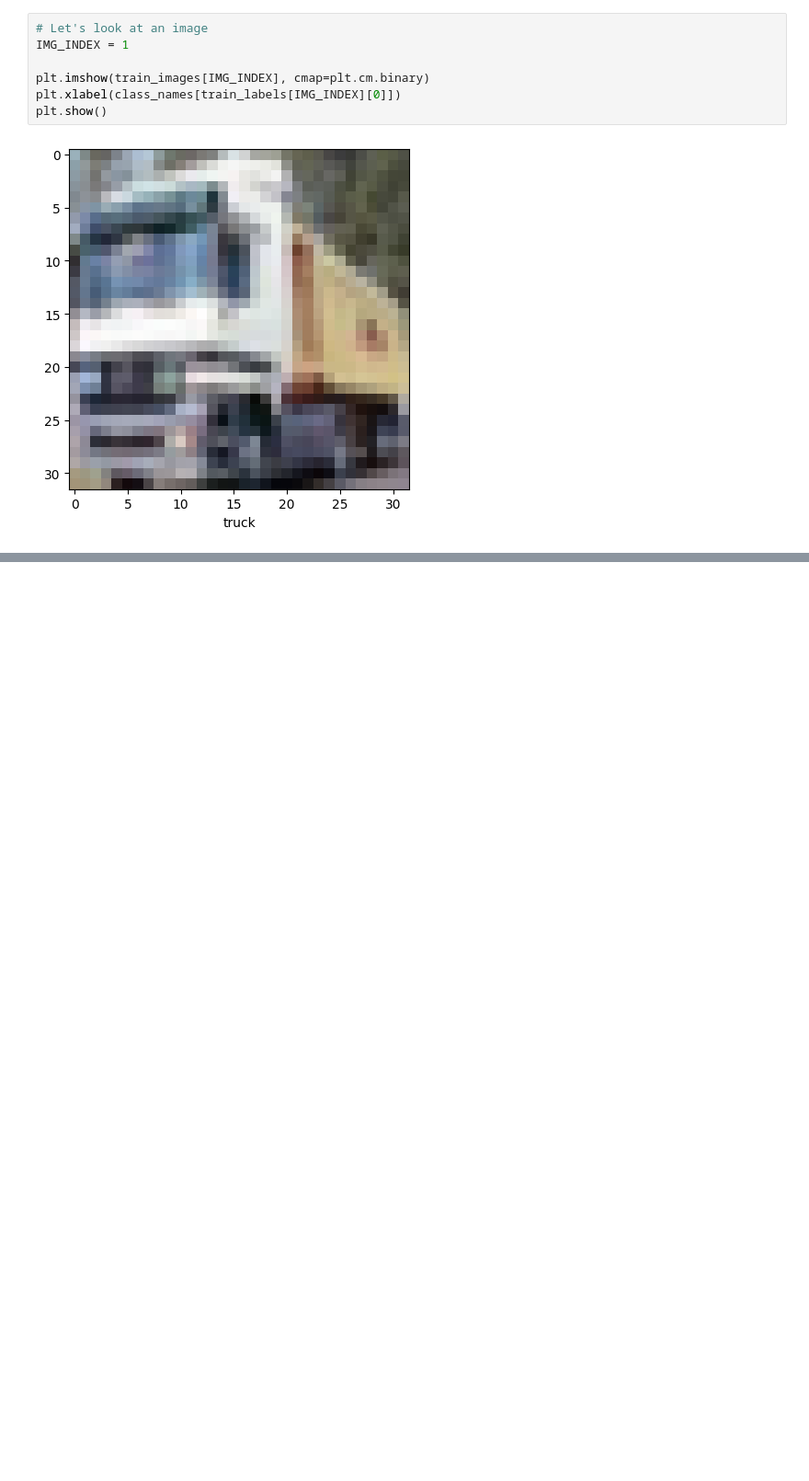
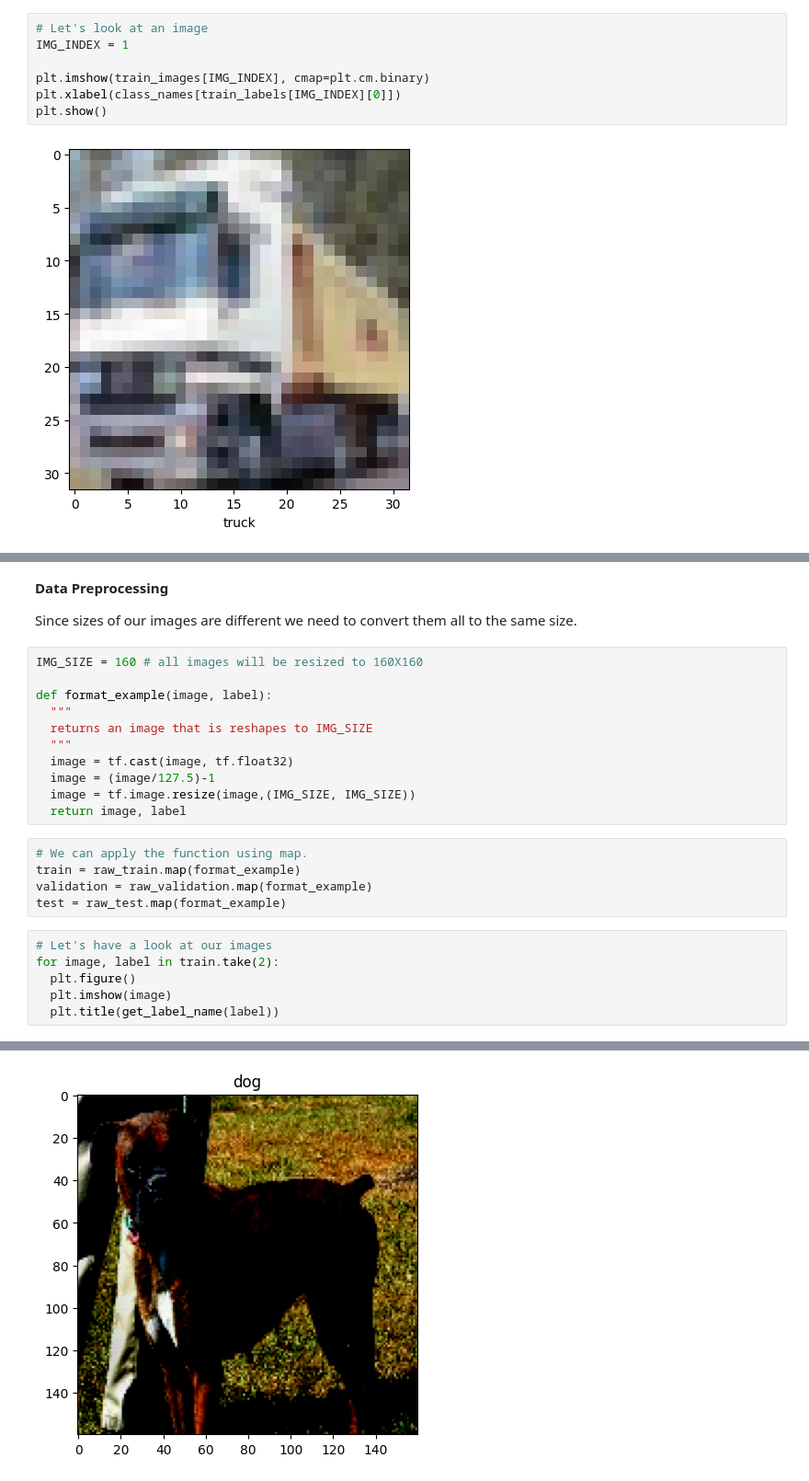
Before and after one commit to Abhieo07/Basics_ml, a Jupyter notebook: CNNbasics.ipynb, the cells around one changed output, grey strips where cells are left out. Shown at 92% size. Saved outputs shown, nothing was run; the diff lists cells and outputs as text; blank space fills up the shorter version.

```diff
--- a/CNNbasics.ipynb
+++ b/CNNbasics.ipynb
@@ -33,0 +221,27 @@ plt.show()
+# %% [markdown]
+**Data Preprocessing**
+
+Since sizes of our images are different we need to convert them all to the same size.
+# %%
+IMG_SIZE = 160 # all images will be resized to 160X160
+
+def format_example(image, label):
+  """
+  returns an image that is reshapes to IMG_SIZE
+  """
+  image = tf.cast(image, tf.float32)
+  image = (image/127.5)-1
+  image = tf.image.resize(image,(IMG_SIZE, IMG_SIZE))
+  return image, label
+# %%
+# We can apply the function using map.
+train = raw_train.map(format_example)
+validation = raw_validation.map(format_example)
+test = raw_test.map(format_example)
+# %%
+# Let's have a look at our images
+for image, label in train.take(2):
+  plt.figure()
+  plt.imshow(image)
+  plt.title(get_label_name(label))
+# %% [output]
@@ -33,0 +250 @@ plt.show()
+[figure, added]
```
Also changed, not shown: parts of 42 cells of this notebook.
